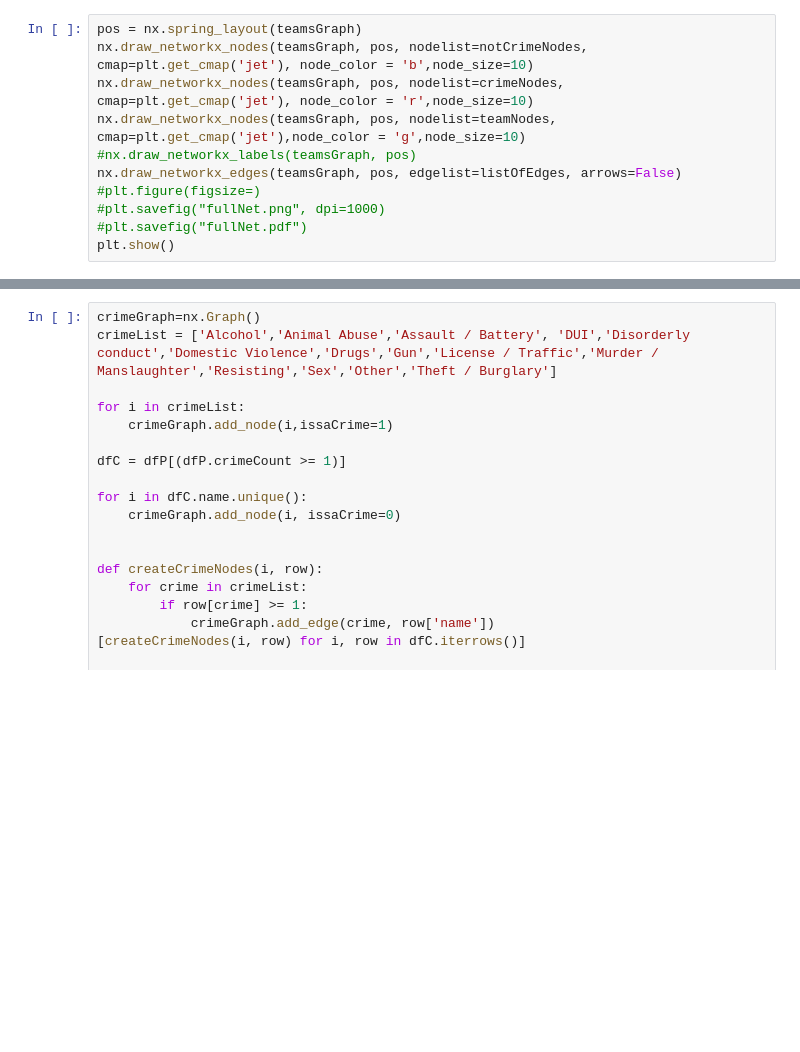
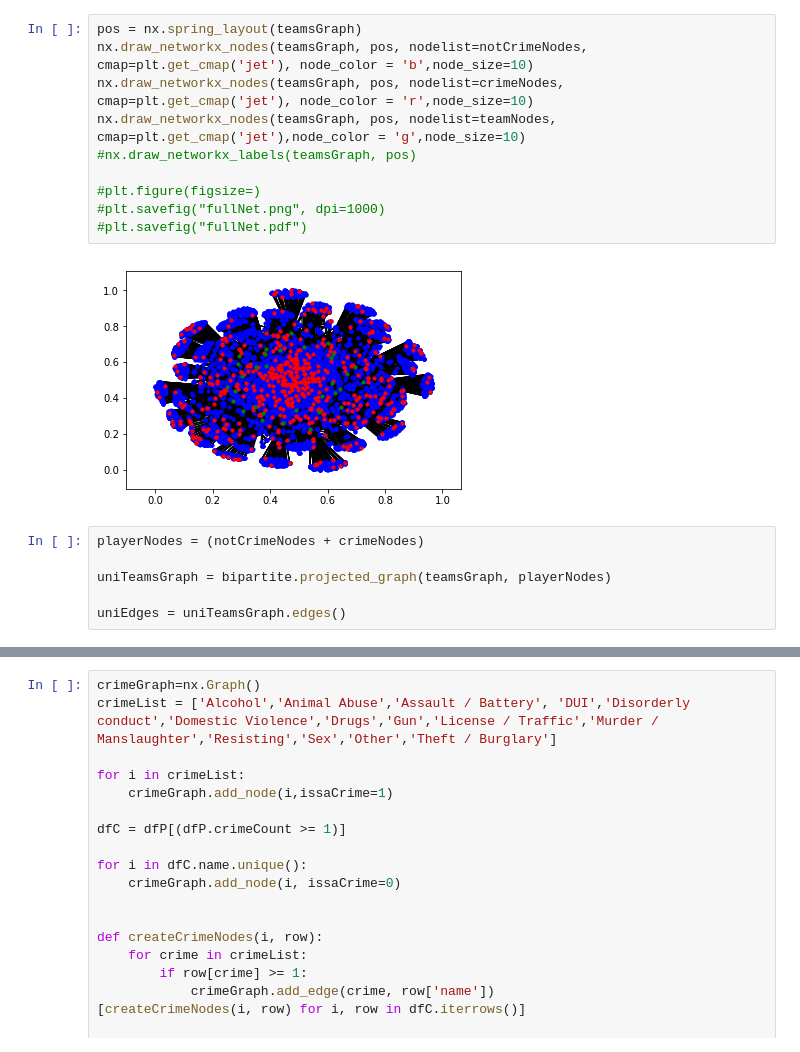
Before and after one commit to bradygerndt/nflarreststats, a Jupyter notebook: beginAnalysisNote.ipynb, the cells around one changed output, grey strips where cells are left out. Cells and saved outputs as stored; diff of their text form; blank space fills up the shorter version.

Commit message:
Added the unipartite networks

```diff
--- a/beginAnalysisNote.ipynb
+++ b/beginAnalysisNote.ipynb
@@ -107,11 +114,18 @@ TB
 # %%
 pos = nx.spring_layout(teamsGraph)
 nx.draw_networkx_nodes(teamsGraph, pos, nodelist=notCrimeNodes, cmap=plt.get_cmap('jet'), node_color = 'b',node_size=10)
 nx.draw_networkx_nodes(teamsGraph, pos, nodelist=crimeNodes, cmap=plt.get_cmap('jet'), node_color = 'r',node_size=10)
 nx.draw_networkx_nodes(teamsGraph, pos, nodelist=teamNodes, cmap=plt.get_cmap('jet'),node_color = 'g',node_size=10)
 #nx.draw_networkx_labels(teamsGraph, pos)
-nx.draw_networkx_edges(teamsGraph, pos, edgelist=listOfEdges, arrows=False)
+
 #plt.figure(figsize=)
 #plt.savefig("fullNet.png", dpi=1000)
 #plt.savefig("fullNet.pdf")
-plt.show()
+# %% [output]
+[figure, added]
+# %%
+playerNodes = (notCrimeNodes + crimeNodes)
+
+uniTeamsGraph = bipartite.projected_graph(teamsGraph, playerNodes)
+
+uniEdges = uniTeamsGraph.edges()
```
Also changed, not shown: parts of 7 cells of this notebook, 1 other file.
